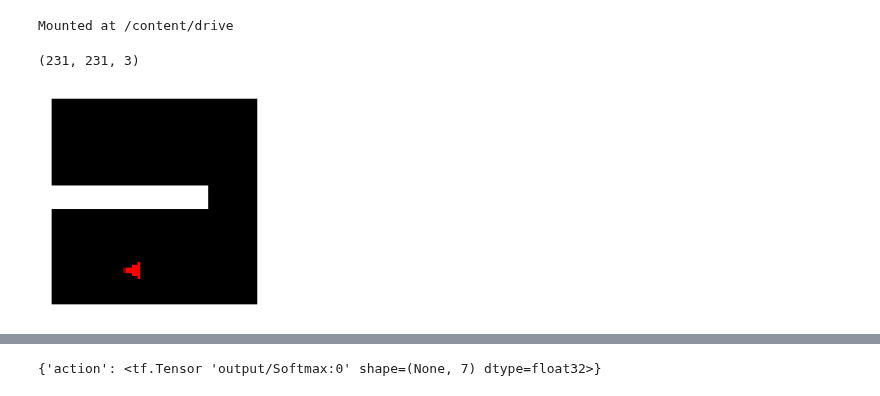
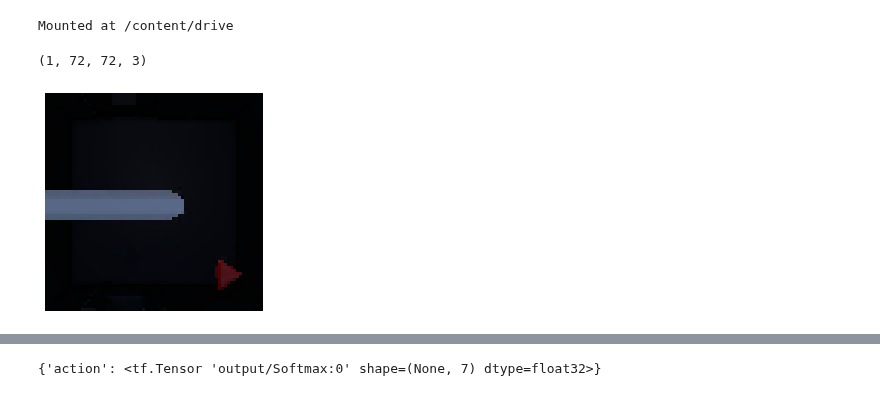
Before and after one commit to matpg/RL-Agent-for-Unreal-Engine, a Jupyter notebook: Prueba_de_modelo_en_TS.ipynb, the cells around one changed output, grey strips where cells are left out. Cells and saved outputs as stored; diff of their text form; code cells hidden in the pictures.

Commit message:
Actualización de modelo e imagenes de entorno para testeo

```diff
--- a/Prueba_de_modelo_en_TS.ipynb
+++ b/Prueba_de_modelo_en_TS.ipynb
@@ -24,31 +24,31 @@ Mounted at /content/drive
 # %%
 '''
 
 '''
 
 def img_route(obsdnumpy_folder, number_ob):
-  file = '/content/drive/MyDrive/Colab Notebooks/modelo ts agentnet/archivos de observaciones/obsnumpy'+str(obsdnumpy_folder)+"/obsimage("+str(number_ob)+").png"
-  img = tf.keras.preprocessing.image.load_img(file, target_size=[231, 231])
+  file = '/content/drive/MyDrive/Colab Notebooks/modelo ts agentnet/archivos de observaciones/obsnumpy'+str(obsdnumpy_folder)+"/puzzle("+str(number_ob)+").jpg"
+  img = tf.keras.preprocessing.image.load_img(file, target_size=[72, 72])
   img_to_test = tf.keras.preprocessing.image.img_to_array(img)
-  # img_to_test = np.array(img_to_test).reshape(1, 72, 72, 3)
+  img_to_test = np.array(img_to_test).reshape(1, 72, 72, 3)
   print(img_to_test.shape)
   return img_to_test, img
 
 n_folder = 5
-image_test_index = 0
+image_test_index = 3
 image_to_test, image_to_plt = img_route(n_folder, image_test_index)
 
 def print_images(image):
   plt.imshow(image)
   plt.axis('off')
 
 print_images(image_to_plt)
 # EN UE4, SE PODRIA GENERAR LA IMAGEN NEGRA, Y
 # LUEGO, CON DIRECCIONES O PUNTOS DE REFERENCIA DADAS,
 # GENERAR EL TRINGULO DEL AGENTE EN COLOR ROJO
 # %% [output]
-(231, 231, 3)
+(1, 72, 72, 3)
-[figure, old version]
+[figure, new version]
 # %%
 '''
   CARGA DE ARCHIVOS DE OBSERVACION EN FORMATO NUMPY
```
Also changed, not shown: parts of 2 cells of this notebook.
